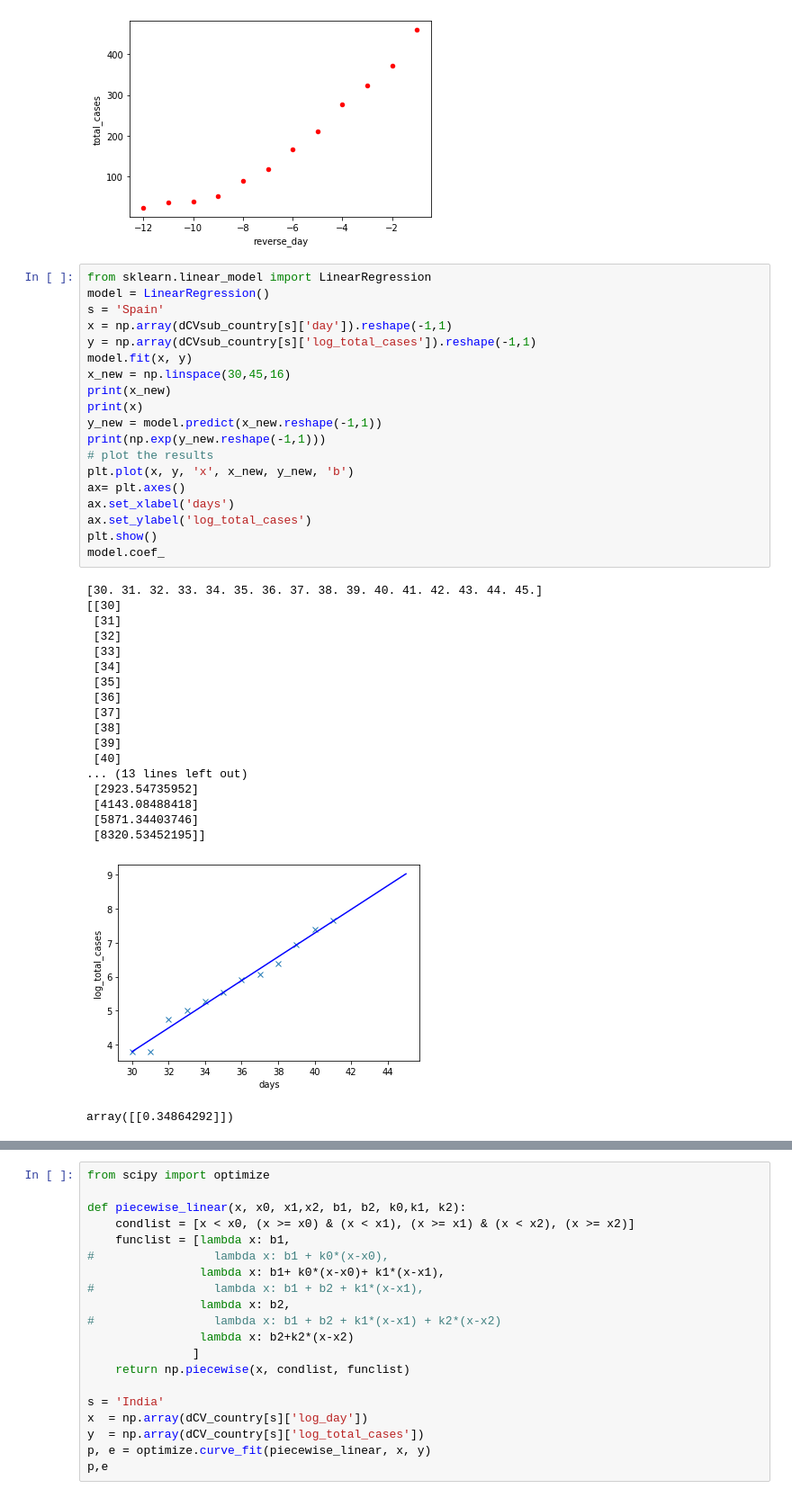
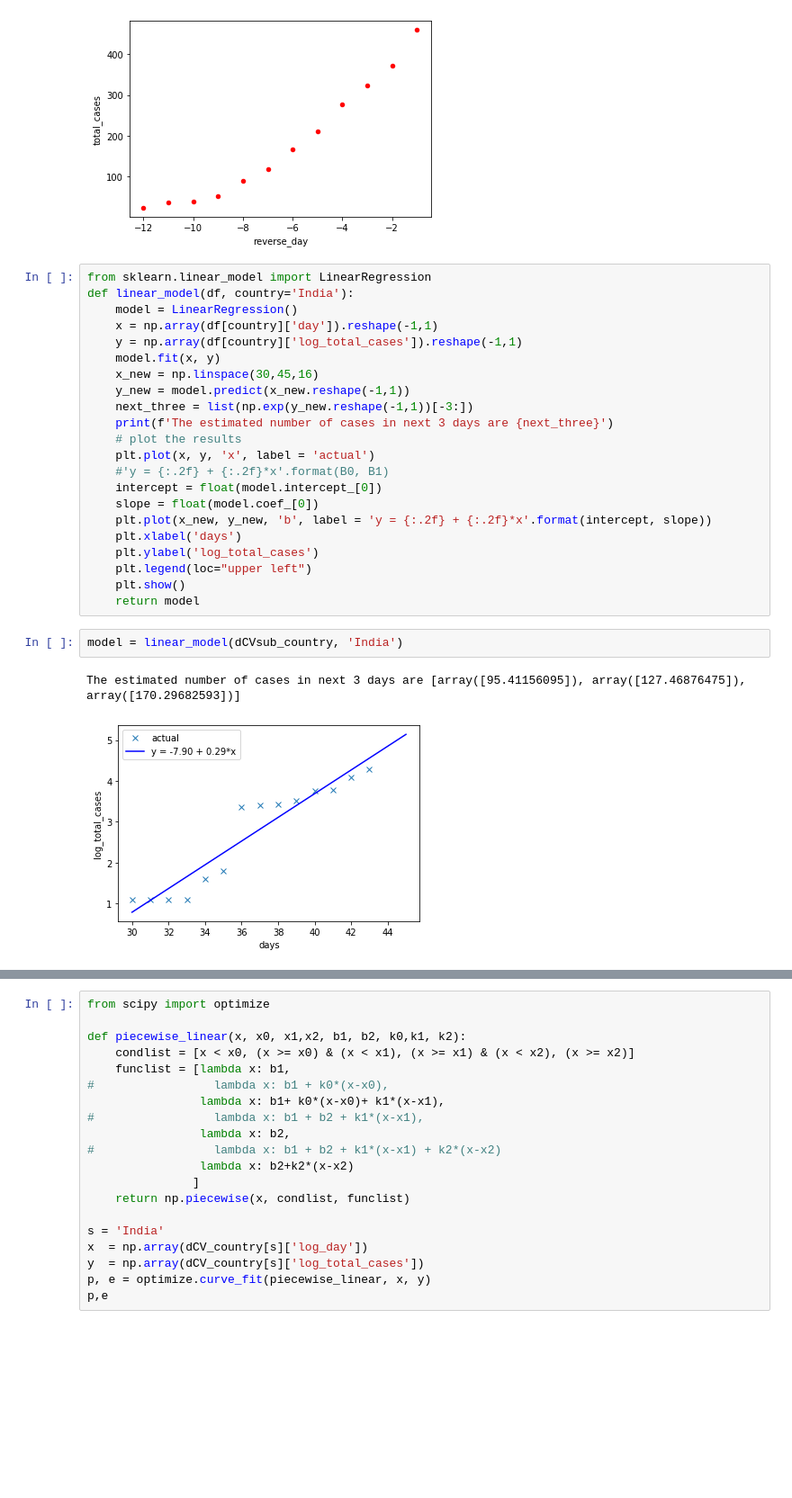
Before and after one commit to rishemjit/COVID_analysis, a Jupyter notebook: Analysis.ipynb, the cells around one changed output, grey strips where cells are left out. Shown at 90% size. Cells and saved outputs as stored; diff of their text form; blank space fills up the shorter version.

```diff
--- a/Analysis.ipynb
+++ b/Analysis.ipynb
@@ -154,40 +154,28 @@ plt.show()
 [figure]
 # %%
 from sklearn.linear_model import LinearRegression
-model = LinearRegression()
-s = 'Spain'
-x = np.array(dCVsub_country[s]['day']).reshape(-1,1)
-y = np.array(dCVsub_country[s]['log_total_cases']).reshape(-1,1)
-model.fit(x, y)
-x_new = np.linspace(30,45,16)
-print(x_new)
-print(x)
-y_new = model.predict(x_new.reshape(-1,1))
-print(np.exp(y_new.reshape(-1,1)))
-# plot the results
-plt.plot(x, y, 'x', x_new, y_new, 'b')
-ax= plt.axes()
-ax.set_xlabel('days')
-ax.set_ylabel('log_total_cases')
-plt.show()
-model.coef_
+def linear_model(df, country='India'):
+    model = LinearRegression()
+    x = np.array(df[country]['day']).reshape(-1,1)
+    y = np.array(df[country]['log_total_cases']).reshape(-1,1)
+    model.fit(x, y)
+    x_new = np.linspace(30,45,16)
+    y_new = model.predict(x_new.reshape(-1,1))
+    next_three = list(np.exp(y_new.reshape(-1,1))[-3:])
+    print(f'The estimated number of cases in next 3 days are {next_three}')
+    # plot the results
+    plt.plot(x, y, 'x', label = 'actual')
+    #'y = {:.2f} + {:.2f}*x'.format(B0, B1)
+    intercept = float(model.intercept_[0])
+    slope = float(model.coef_[0])
+    plt.plot(x_new, y_new, 'b', label = 'y = {:.2f} + {:.2f}*x'.format(intercept, slope))
+    plt.xlabel('days')
+    plt.ylabel('log_total_cases')
+    plt.legend(loc="upper left")
+    plt.show()
+    return model
-# %% [output]
-[30. 31. 32. 33. 34. 35. 36. 37. 38. 39. 40. 41. 42. 43. 44. 45.]
-[[30]
- [31]
- [32]
- [33]
- [34]
- [35]
- [36]
- [37]
- [38]
- [39]
- [40]
-... (13 lines left out)
- [2923.54735952]
- [4143.08488418]
- [5871.34403746]
- [8320.53452195]]
-[figure, removed]
-array([[0.34864292]])
+# %%
+model = linear_model(dCVsub_country, 'India')
+# %% [output]
+The estimated number of cases in next 3 days are [array([95.41156095]), array([127.46876475]), array([170.29682593])]
+[figure, added]
```
Also changed, not shown: parts of 2 cells of this notebook.
